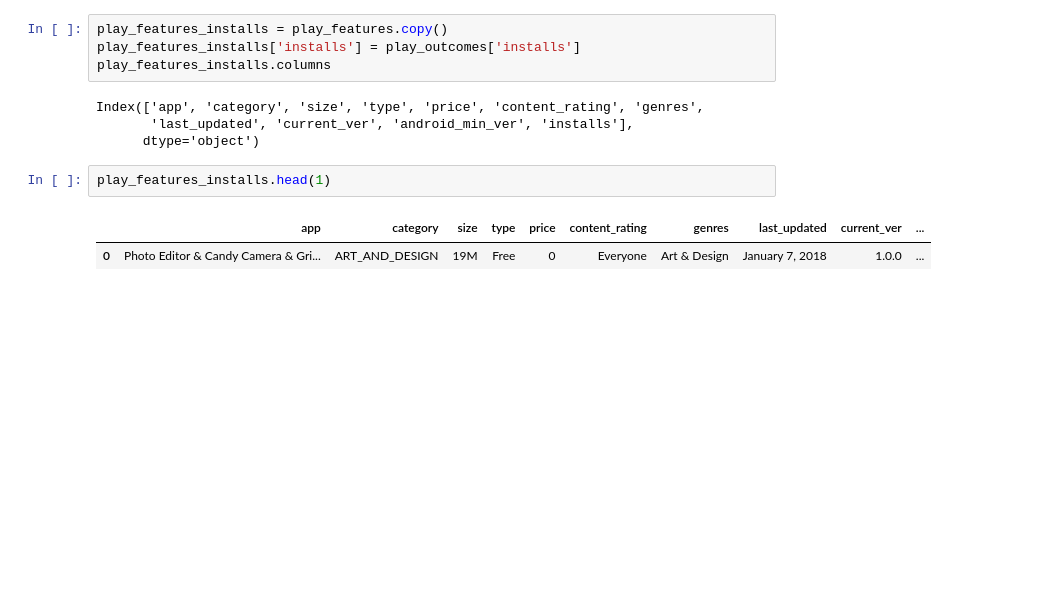
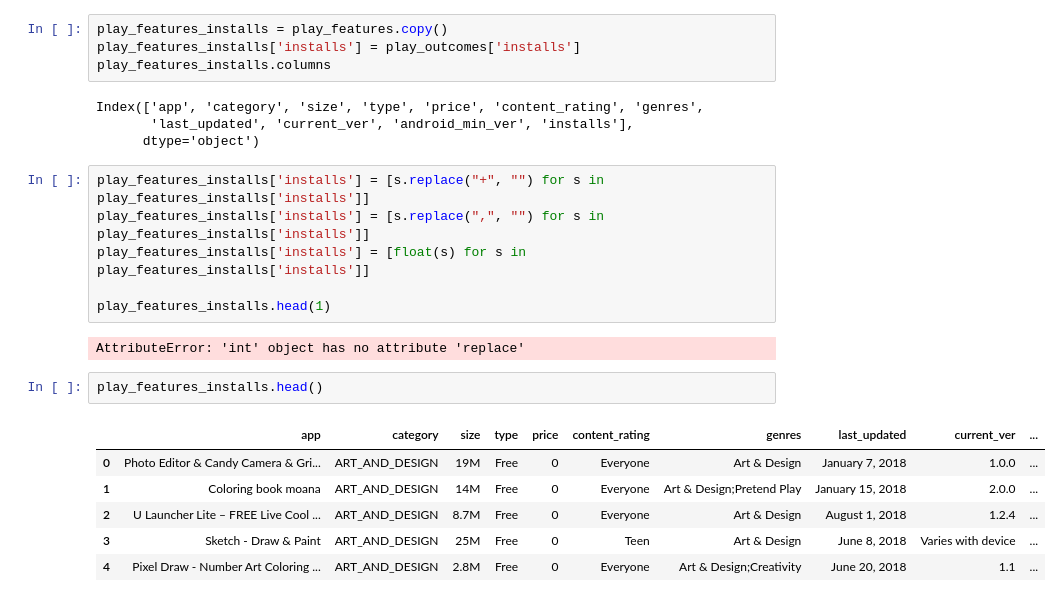
Before and after one commit to DanielColinaCuartin/INFO370-Final-Projects, a Jupyter notebook: pierce_workspace.ipynb, the cells around one changed output. Saved outputs shown, nothing was run; the diff lists cells and outputs as text; blank space fills up the shorter version.

```diff
--- a/pierce_workspace.ipynb
+++ b/pierce_workspace.ipynb
@@ -106,9 +133,21 @@ play_features_installs.columns
 Index(['app', 'category', 'size', 'type', 'price', 'content_rating', 'genres',
        'last_updated', 'current_ver', 'android_min_ver', 'installs'],
       dtype='object')
+# %%
+play_features_installs['installs'] = [s.replace("+", "") for s in play_features_installs['installs']]
+play_features_installs['installs'] = [s.replace(",", "") for s in play_features_installs['installs']]
+play_features_installs['installs'] = [float(s) for s in play_features_installs['installs']]
+
+play_features_installs.head(1)
+# %% [output]
+AttributeError: 'int' object has no attribute 'replace'
 # %%
-play_features_installs.head(1)
+play_features_installs.head()
 # %% [output]
 |  | app | category | size | type | price | content_rating | genres | last_updated | current_ver | ... |
 | 0 | Photo Editor & Candy Camera & Gri... | ART_AND_DESIGN | 19M | Free | 0 | Everyone | Art & Design | January 7, 2018 | 1.0.0 | ... |
+| 1 | Coloring book moana | ART_AND_DESIGN | 14M | Free | 0 | Everyone | Art & Design;Pretend Play | January 15, 2018 | 2.0.0 | ... |
+| 2 | U Launcher Lite – FREE Live Cool ... | ART_AND_DESIGN | 8.7M | Free | 0 | Everyone | Art & Design | August 1, 2018 | 1.2.4 | ... |
+| 3 | Sketch - Draw & Paint | ART_AND_DESIGN | 25M | Free | 0 | Teen | Art & Design | June 8, 2018 | Varies with device | ... |
+| 4 | Pixel Draw - Number Art Coloring ... | ART_AND_DESIGN | 2.8M | Free | 0 | Everyone | Art & Design;Creativity | June 20, 2018 | 1.1 | ... |
 # %%
```
Also changed, not shown: parts of 21 cells of this notebook, 2 other files.
